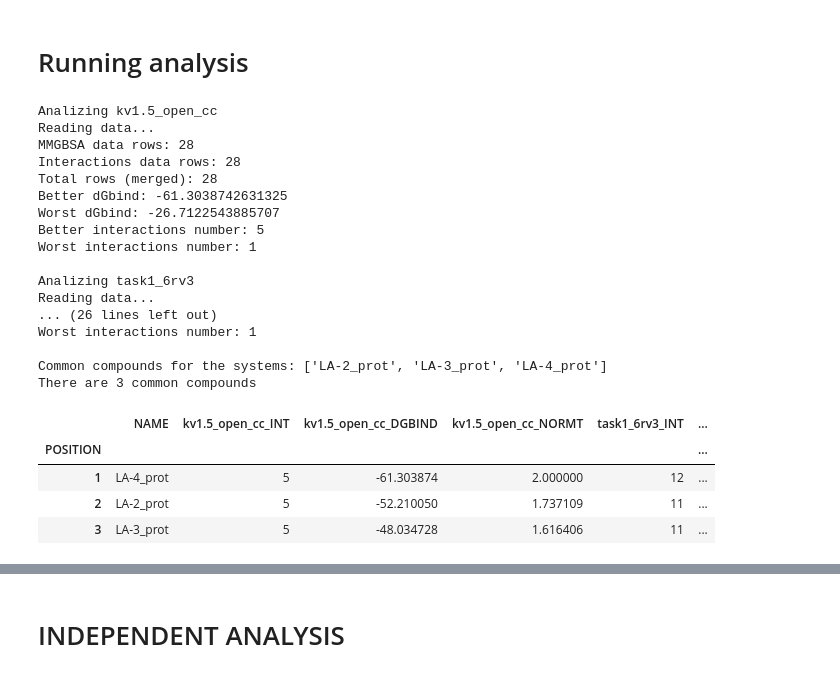
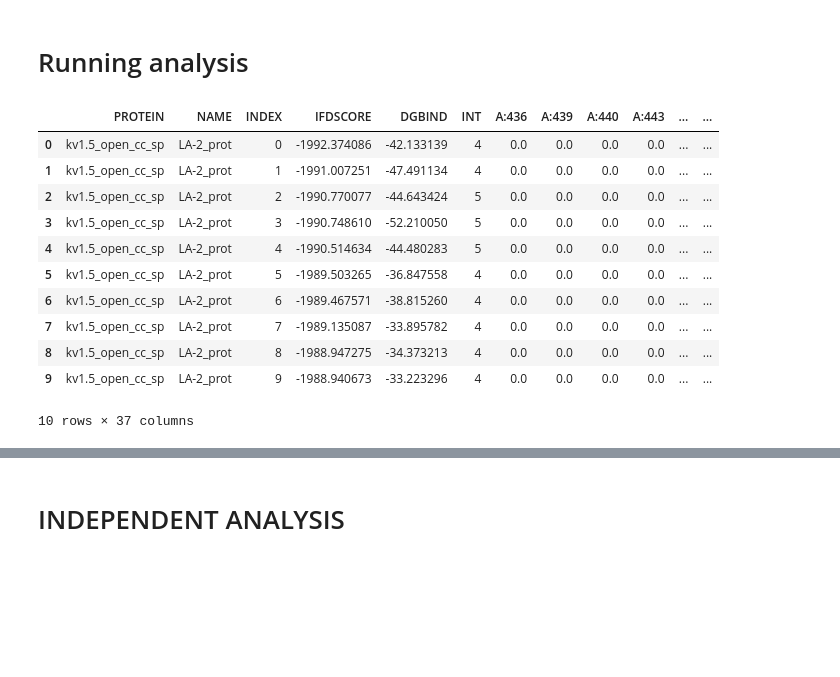
Before and after one commit to ucm-lbqc/polypharm, a Jupyter notebook: polypharm_protocol.ipynb, the cells around one changed output, grey strips where cells are left out. Saved outputs shown, nothing was run; the diff lists cells and outputs as text; code cells hidden in the pictures; blank space fills up the shorter version.

```diff
--- a/polypharm_protocol.ipynb
+++ b/polypharm_protocol.ipynb
@@ -87,30 +62,23 @@ LA-4_prot-out already exists. Skipping ligand...
 # %% [markdown]
 # Running analysis
-# %%
-new_ranking = ppm.analysis(working_folder=WORKING_PATH, schrodinger_path=SCHRODINGER_PATH, mmgbsa_output_path=MMGBSA_OUTPUT_PATH, bs_residues=BS_RESIDS, radius=RADIUS,output_folder_name=ANALYSIS_OUTPUT_NAME, extract_poses=False, extract_mmgbsa_info=False, calculate_interactions=False)
-# %% [output]
-Analizing kv1.5_open_cc
-Reading data...
-MMGBSA data rows: 28
-Interactions data rows: 28
-Total rows (merged): 28
-Better dGbind: -61.3038742631325
-Worst dGbind: -26.7122543885707
-Better interactions number: 5
-Worst interactions number: 1
-
-Analizing task1_6rv3
-Reading data...
-... (26 lines left out)
-Worst interactions number: 1
-
-Common compounds for the systems: ['LA-2_prot', 'LA-3_prot', 'LA-4_prot']
-There are 3 common compounds
-# %%
-new_ranking
-# %% [output]
-|  | NAME | kv1.5_open_cc_INT | kv1.5_open_cc_DGBIND | kv1.5_open_cc_NORMT | task1_6rv3_INT | ... |
-| POSITION |  |  |  |  |  | ... |
-| 1 | LA-4_prot | 5 | -61.303874 | 2.000000 | 12 | ... |
-| 2 | LA-2_prot | 5 | -52.210050 | 1.737109 | 11 | ... |
-| 3 | LA-3_prot | 5 | -48.034728 | 1.616406 | 11 | ... |
+# %%
+import subprocess
+try:
+    results = ppm.report_cross(MMGBSA_DIR, BS_RESIDS, CONTACT_CUTOFF)
+except subprocess.CalledProcessError as ex:
+    print(" ".join(ex.cmd))
+    print(ex.stdout.decode())
+results.head(10)
+# %% [output]
+|  | PROTEIN | NAME | INDEX | IFDSCORE | DGBIND | INT | A:436 | A:439 | A:440 | A:443 | ... | ... |
+| 0 | kv1.5_open_cc_sp | LA-2_prot | 0 | -1992.374086 | -42.133139 | 4 | 0.0 | 0.0 | 0.0 | 0.0 | ... | ... |
+| 1 | kv1.5_open_cc_sp | LA-2_prot | 1 | -1991.007251 | -47.491134 | 4 | 0.0 | 0.0 | 0.0 | 0.0 | ... | ... |
+| 2 | kv1.5_open_cc_sp | LA-2_prot | 2 | -1990.770077 | -44.643424 | 5 | 0.0 | 0.0 | 0.0 | 0.0 | ... | ... |
+| 3 | kv1.5_open_cc_sp | LA-2_prot | 3 | -1990.748610 | -52.210050 | 5 | 0.0 | 0.0 | 0.0 | 0.0 | ... | ... |
+| 4 | kv1.5_open_cc_sp | LA-2_prot | 4 | -1990.514634 | -44.480283 | 5 | 0.0 | 0.0 | 0.0 | 0.0 | ... | ... |
+| 5 | kv1.5_open_cc_sp | LA-2_prot | 5 | -1989.503265 | -36.847558 | 4 | 0.0 | 0.0 | 0.0 | 0.0 | ... | ... |
+| 6 | kv1.5_open_cc_sp | LA-2_prot | 6 | -1989.467571 | -38.815260 | 4 | 0.0 | 0.0 | 0.0 | 0.0 | ... | ... |
+| 7 | kv1.5_open_cc_sp | LA-2_prot | 7 | -1989.135087 | -33.895782 | 4 | 0.0 | 0.0 | 0.0 | 0.0 | ... | ... |
+| 8 | kv1.5_open_cc_sp | LA-2_prot | 8 | -1988.947275 | -34.373213 | 4 | 0.0 | 0.0 | 0.0 | 0.0 | ... | ... |
+| 9 | kv1.5_open_cc_sp | LA-2_prot | 9 | -1988.940673 | -33.223296 | 4 | 0.0 | 0.0 | 0.0 | 0.0 | ... | ... |
+10 rows × 37 columns
```
Also changed, not shown: parts of 15 cells of this notebook.
